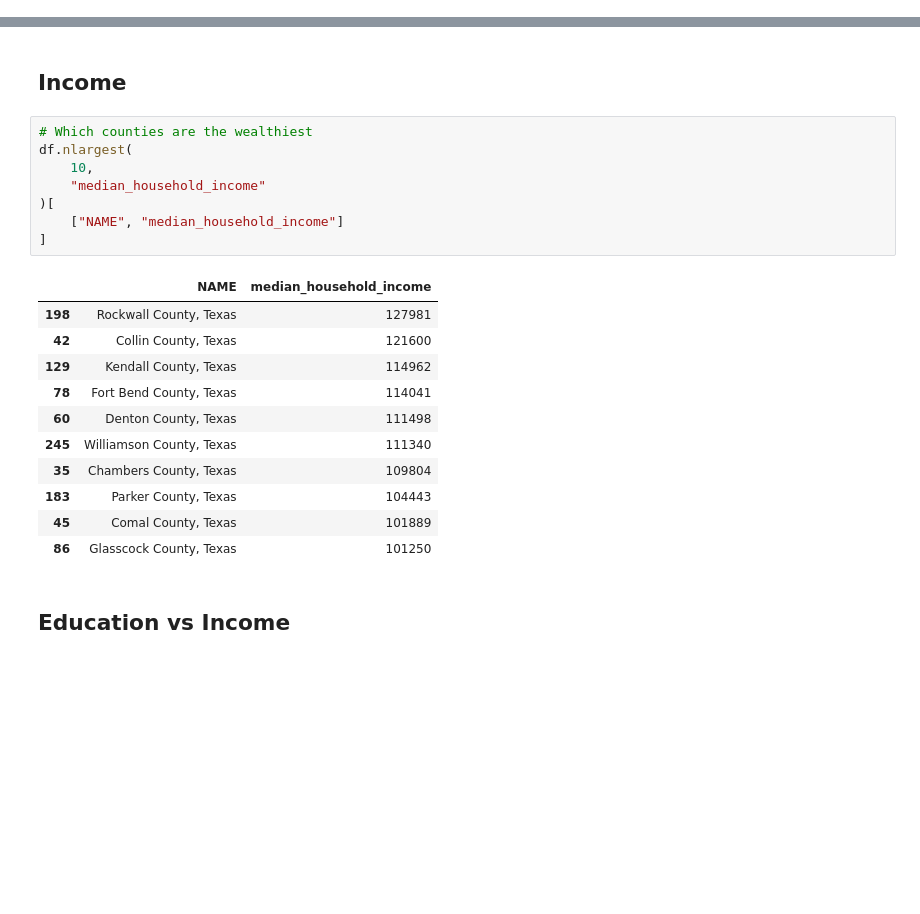
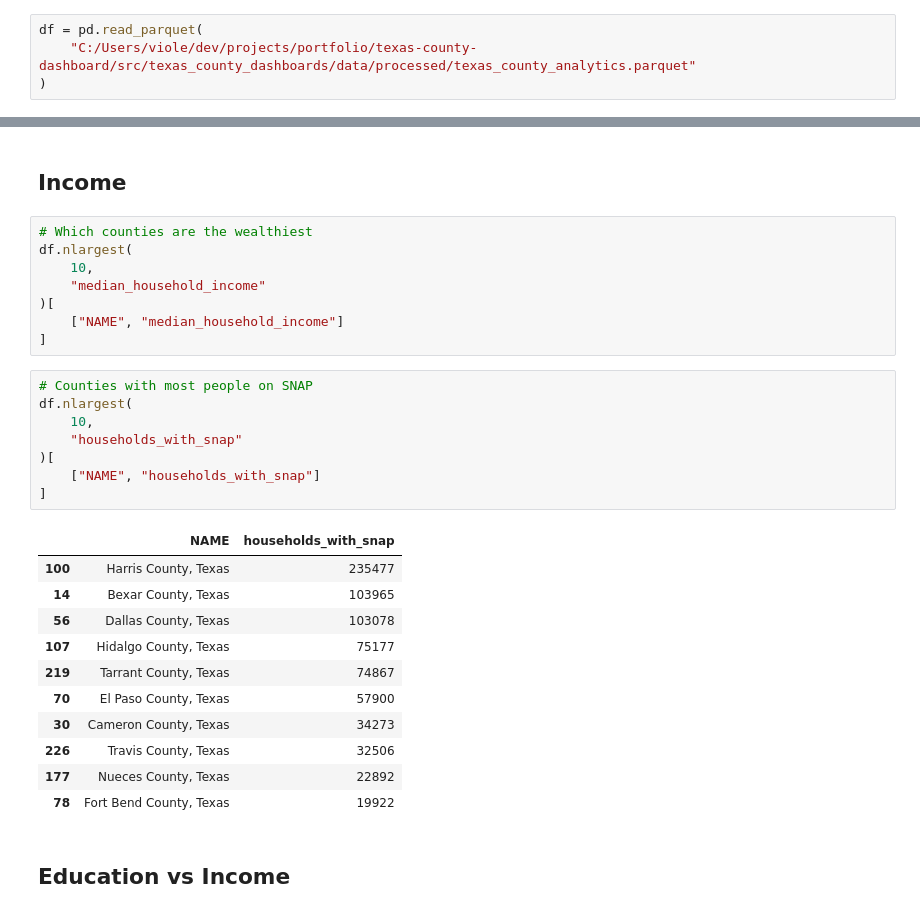
Before and after one commit to sapphiremoonchaser/texas-county-dashboard, a Jupyter notebook: examples/census_metadata/county_exploration.ipynb, the cells around one changed output, grey strips where cells are left out. Saved outputs shown, nothing was run; the diff lists cells and outputs as text; blank space fills up the shorter version.

```diff
--- a/examples/census_metadata/county_exploration.ipynb
+++ b/examples/census_metadata/county_exploration.ipynb
@@ -23,3 +23,7 @@ df = analytics.calculate_metrics()
+# %%
+df = pd.read_parquet(
+    "C:/Users/viole/dev/projects/portfolio/texas-county-dashboard/src/texas_county_dashboards/data/processed/texas_county_analytics.parquet"
+)
 # %%
 df.columns
 # %% [output]
@@ -71,18 +75,26 @@ df.nlargest(
 )[
     ["NAME", "median_household_income"]
 ]
-# %% [output]
-|  | NAME | median_household_income |
-| 198 | Rockwall County, Texas | 127981 |
-| 42 | Collin County, Texas | 121600 |
-| 129 | Kendall County, Texas | 114962 |
-| 78 | Fort Bend County, Texas | 114041 |
-| 60 | Denton County, Texas | 111498 |
-| 245 | Williamson County, Texas | 111340 |
-| 35 | Chambers County, Texas | 109804 |
-| 183 | Parker County, Texas | 104443 |
-| 45 | Comal County, Texas | 101889 |
-| 86 | Glasscock County, Texas | 101250 |
+# %%
+# Counties with most people on SNAP
+df.nlargest(
+    10,
+    "households_with_snap"
+)[
+    ["NAME", "households_with_snap"]
+]
+# %% [output]
+|  | NAME | households_with_snap |
+| 100 | Harris County, Texas | 235477 |
+| 14 | Bexar County, Texas | 103965 |
+| 56 | Dallas County, Texas | 103078 |
+| 107 | Hidalgo County, Texas | 75177 |
+| 219 | Tarrant County, Texas | 74867 |
+| 70 | El Paso County, Texas | 57900 |
+| 30 | Cameron County, Texas | 34273 |
+| 226 | Travis County, Texas | 32506 |
+| 177 | Nueces County, Texas | 22892 |
+| 78 | Fort Bend County, Texas | 19922 |
 # %% [markdown]
 ## Education vs Income
 # %%
```
Also changed, not shown: parts of 5 cells of this notebook, 1 other file.
